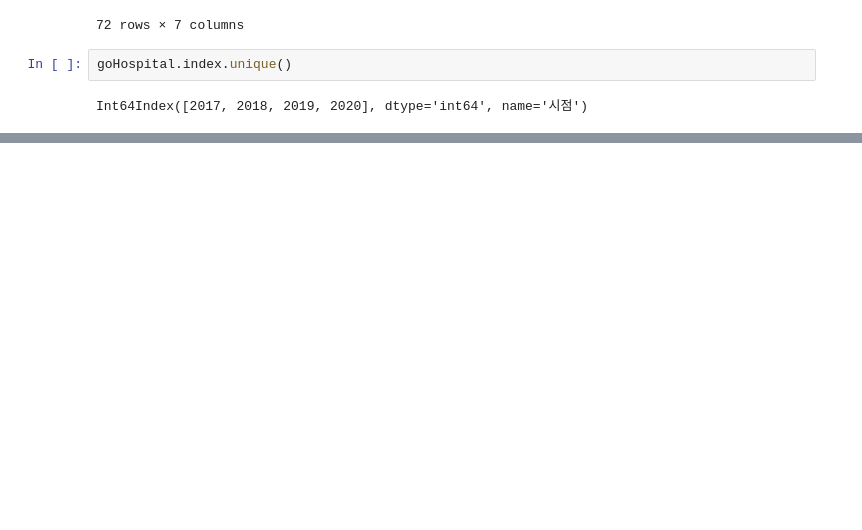
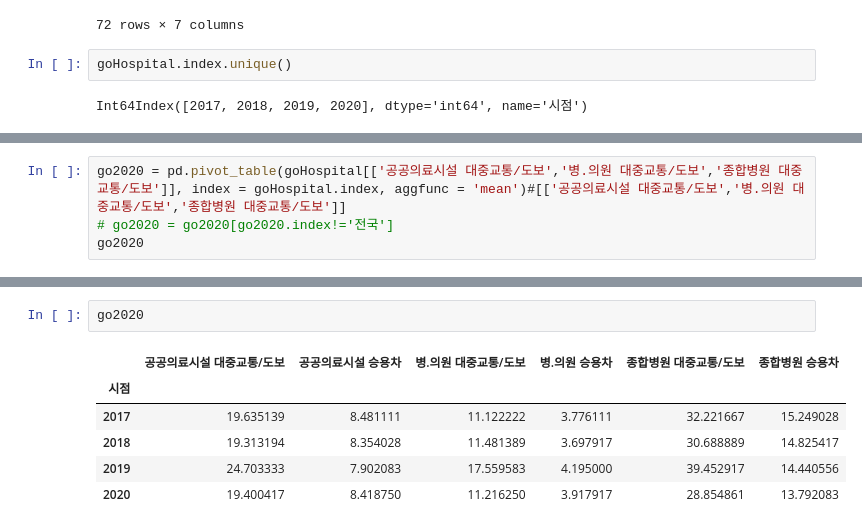
Before and after one commit to vxornjs11/Pytone_Flutter, a Jupyter notebook: Note/public health/의료시설 유형별 평균접근시간.ipynb, the cells around one changed output, grey strips where cells are left out. Drawn from its saved outputs; the diff is of its cells as text; blank space fills up the shorter version.

```diff
--- a/Note/public health/의료시설 유형별 평균접근시간.ipynb
+++ b/Note/public health/의료시설 유형별 평균접근시간.ipynb
@@ -176,0 +271,4 @@ for year in years:
+# %%
+go2020 = pd.pivot_table(goHospital[['공공의료시설 대중교통/도보','병.의원 대중교통/도보','종합병원 대중교통/도보']], index = goHospital.index, aggfunc = 'mean')#[['공공의료시설 대중교통/도보','병.의원 대중교통/도보','종합병원 대중교통/도보']]
+# go2020 = go2020[go2020.index!='전국']
+go2020
@@ -176,0 +299,9 @@ for year in years:
+# %%
+go2020
+# %% [output]
+|  | 공공의료시설 대중교통/도보 | 공공의료시설 승용차 | 병.의원 대중교통/도보 | 병.의원 승용차 | 종합병원 대중교통/도보 | 종합병원 승용차 |
+| 시점 |  |  |  |  |  |  |
+| 2017 | 19.635139 | 8.481111 | 11.122222 | 3.776111 | 32.221667 | 15.249028 |
+| 2018 | 19.313194 | 8.354028 | 11.481389 | 3.697917 | 30.688889 | 14.825417 |
+| 2019 | 24.703333 | 7.902083 | 17.559583 | 4.195000 | 39.452917 | 14.440556 |
+| 2020 | 19.400417 | 8.418750 | 11.216250 | 3.917917 | 28.854861 | 13.792083 |
```
Also changed, not shown: parts of 11 cells of this notebook, 10 other files.
